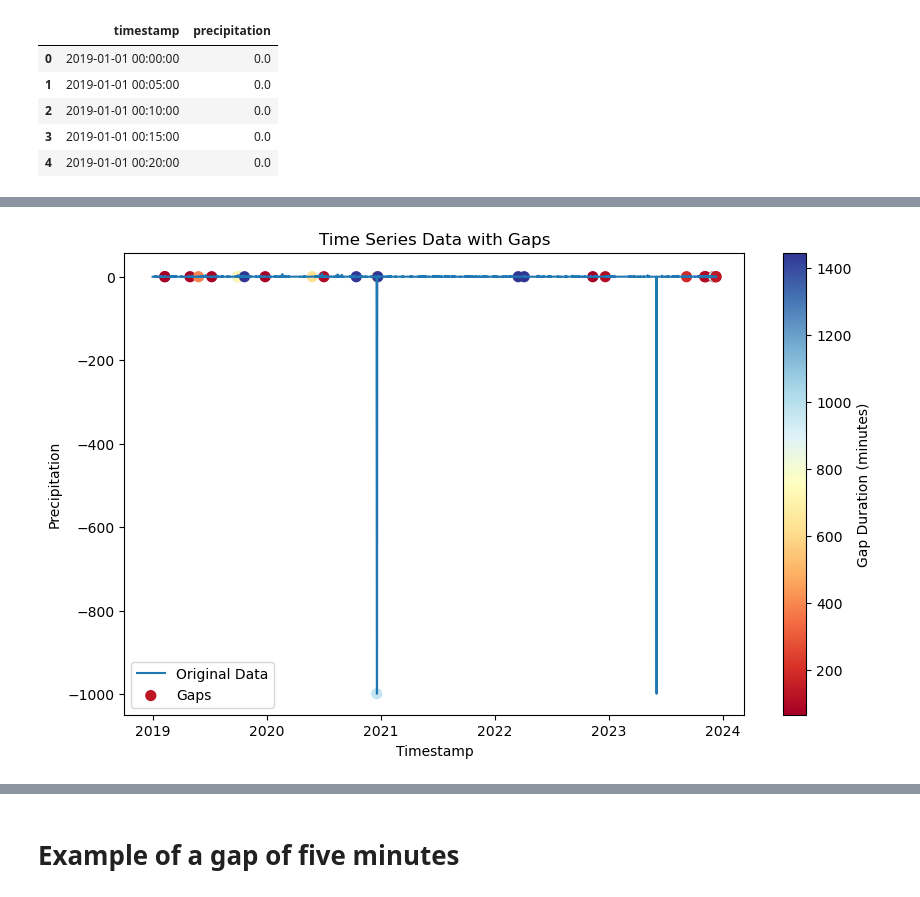
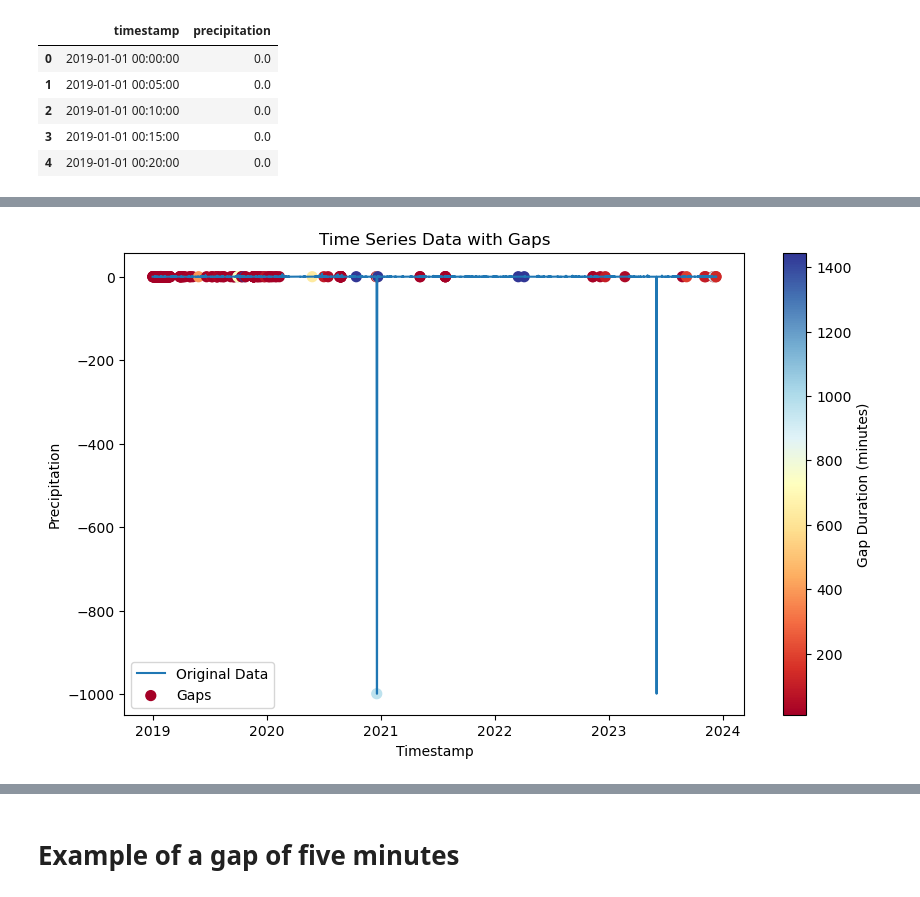
Before and after one commit to TeaDrinkingProgrammer/brabant-water-capstone, a Jupyter notebook: missing_data.ipynb, the cells around one changed output, grey strips where cells are left out. Drawn from its saved outputs; the diff is of its cells as text; code cells hidden in the pictures.

```diff
--- a/missing_data.ipynb
+++ b/missing_data.ipynb
@@ -42,13 +42,10 @@ df_weather.head()
 # %%
 import pandas as pd
 
-def check_empty_rows(df: pd.DataFrame):
+def check_empty_rows(df: pd.DataFrame, data_column_name: str, file_name = None):
     """
-    Checks if there are any missing rows in a DataFrame with a timestamp column.
-    :param df: The DataFrame to check
-    :param timestamp_column: The name of the timestamp column
-    :param expected_time_diff: The expected time difference between consecutive rows
-    :return: A list of tuples with the start and end of the missing rows
+    Checks if there are any missing rows in a DataFrame.
+    If file_name is not set, no report will be exported
     """
     # Assuming your DataFrame is named 'df' and the timestamp column is named 'timestamp'
     # Make sure the timestamp column is in datetime format
@@ -65,7 +62,8 @@ def check_empty_rows(df: pd.DataFrame):
 
     # Identify gaps excluding cases where the time difference is zero
     # (time_diff != pd.Timedelta(0)) &
-    gaps = time_diff[(time_diff != expected_time_diff) & (time_diff > pd.Timedelta(minutes=60))]
+    gaps = time_diff[(time_diff != expected_time_diff) & (time_diff > pd.Timedelta(minutes=5))]
+    gaps_df = pd.DataFrame(columns=['start', 'end'])
 
     # Check if there are any gaps
     if not gaps.empty:
@@ -75,6 +73,21 @@ def check_empty_rows(df: pd.DataFrame):
     else:
         print("No gaps found. The DataFrame has a row for every five minutes.")
 
+    if file_name is not None and not gaps.empty:
+        # Create a DataFrame to store the gaps
+        gaps_df = pd.DataFrame(columns=['start', 'end'])
+
+        # Get the start times of the gaps
+        start_times = df['timestamp'].iloc[gaps.index - 1].reset_index(drop=True)
+
+        # Get the end times of the gaps
+        end_times = df['timestamp'].iloc[gaps.index].reset_index(drop=True)
+
+        # Populate the gap_df
+        gaps_df['start'] = start_times
+        gaps_df['end'] = end_times
+
+        gaps_df.to_excel(f'{file_name}_missing_data.xlsx')
 
     # Calculate gap durations
     gap_durations = gaps.dt.total_seconds()/60
@@ -86,8 +99,8 @@ def check_empty_rows(df: pd.DataFrame):
 
     # Plot the time series with colored markers for gap durations
     fig, ax = plt.subplots(figsize=(10, 6))
-    ax.plot(df_weather['timestamp'], df_weather['precipitation'], label='Original Data')
-    scatter = ax.scatter(df_weather['timestamp'][gaps.index], df_weather['precipitation'][gaps.index],
+    ax.plot(df['timestamp'], df[data_column_name], label='Original Data')
+    scatter = ax.scatter(df['timestamp'][gaps.index], df[data_column_name][gaps.index],
                         color=colors, label='Gaps', s=50)
 
     # Create a colorbar to show the mapping of gap durations to colors
@@ -97,13 +110,9 @@ def check_empty_rows(df: pd.DataFrame):
 
     ax.set_title('Time Series Data with Gaps')
     ax.set_xlabel('Timestamp')
-    ax.set_ylabel('Precipitation')
+    ax.set_ylabel(data_column_name.capitalize())
     ax.legend()
     plt.show()
-
-check_empty_rows(df_weather)
-df_weather_without_negative = df_weather.copy()
-df_weather_without_negative['precipitation'] = df_weather['precipitation'].apply(lambda x: x if x >= 0 else 0)
 # %% [output]
 Min Timestamp: 2019-01-01 00:00:00, Max Timestamp: 2023-12-11 08:50:00
 Gaps found. Time ranges with missing rows that have gaps of longer than 10 minutes:
@@ -121,5 +130,5 @@ Row 102571: 2019-12-27 13:40:00 - 2019-12-27 14:55:00
 Row 514186: 2023-12-01 21:50:00 - 2023-12-02 00:00:00
 Row 514573: 2023-12-03 08:10:00 - 2023-12-04 00:00:00
 Row 516276: 2023-12-09 21:50:00 - 2023-12-10 00:00:00
 Row 516539: 2023-12-10 21:50:00 - 2023-12-11 00:00:00
-[figure, old version]
+[figure, new version]
```
Also changed, not shown: parts of 3 cells of this notebook, 2 other files.
